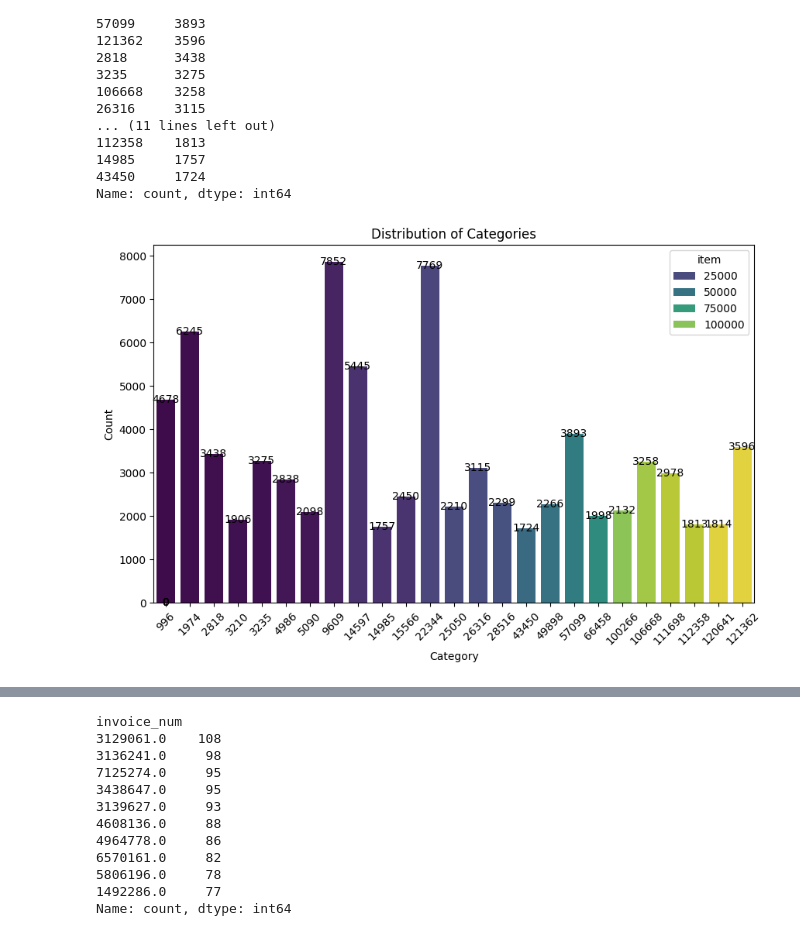
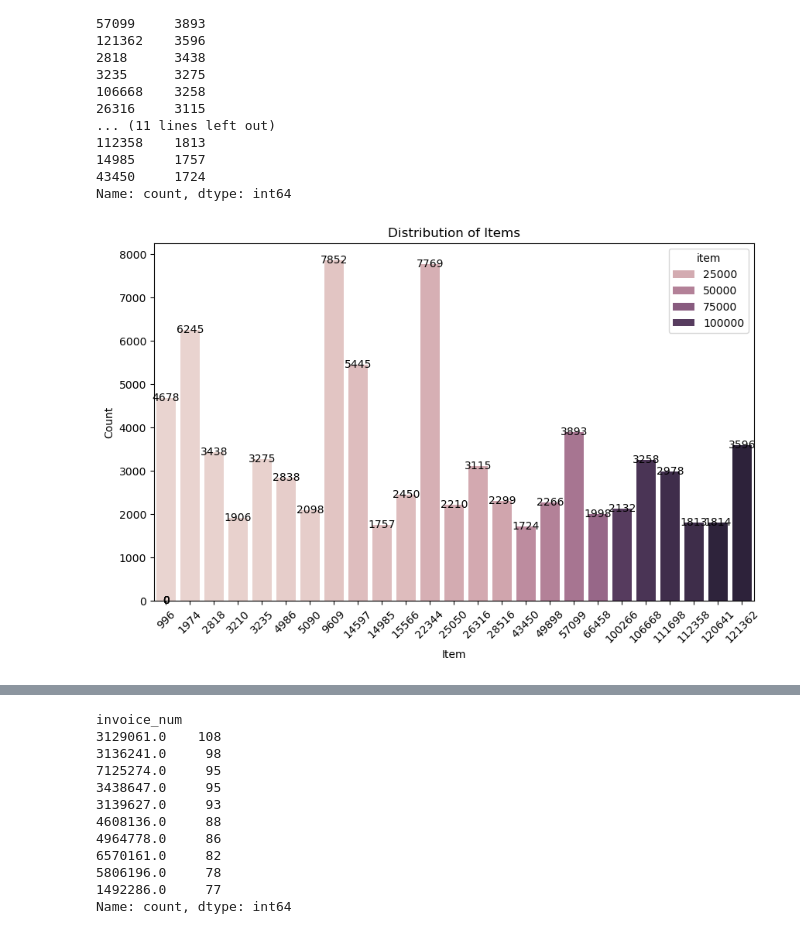
Before and after one commit to Vaseekaran-V/ML_CW, a Jupyter notebook: analysis/Data Analysis.ipynb, the cells around one changed output, grey strips where cells are left out. Drawn from its saved outputs; the diff is of its cells as text; code cells hidden in the pictures.

```diff
--- a/analysis/Data Analysis.ipynb
+++ b/analysis/Data Analysis.ipynb
@@ -148,7 +148,7 @@ plt.show()
 [figure]
 # %%
 item_value_counts = df['item'].value_counts()
-top_25_items = item_value_counts.head(25)
+top_25_items = item_value_counts.sort_values(ascending=False).head(25)
 # %%
 top_25_items
 # %% [output]
@@ -172,18 +172,18 @@ Name: count, dtype: int64
 # %%
 # Plotting the bar chart
 plt.figure(figsize=(10, 6))
-ax = sns.barplot(x=top_25_items.index, y=top_25_items.values, palette='viridis', hue = top_25_items.index)
+ax = sns.barplot(x=top_25_items.index, y=top_25_items.values, hue = top_25_items.index)
 
 # Adding the count labels on top of each bar
 for p in ax.patches:
     ax.text(p.get_x() + p.get_width() / 2., p.get_height() + 0.5,
             f'{int(p.get_height())}', ha='center', va='center')
 
 # Adding labels and title
-plt.xlabel('Category')
+plt.xlabel('Item')
 plt.ylabel('Count')
-plt.title('Distribution of Categories')
+plt.title('Distribution of Items')
 plt.xticks(rotation=45)  # Rotate the x-axis labels if needed
 plt.show()
 # %% [output]
-[figure, old version]
+[figure, new version]
```
Also changed, not shown: parts of 10 cells of this notebook.
